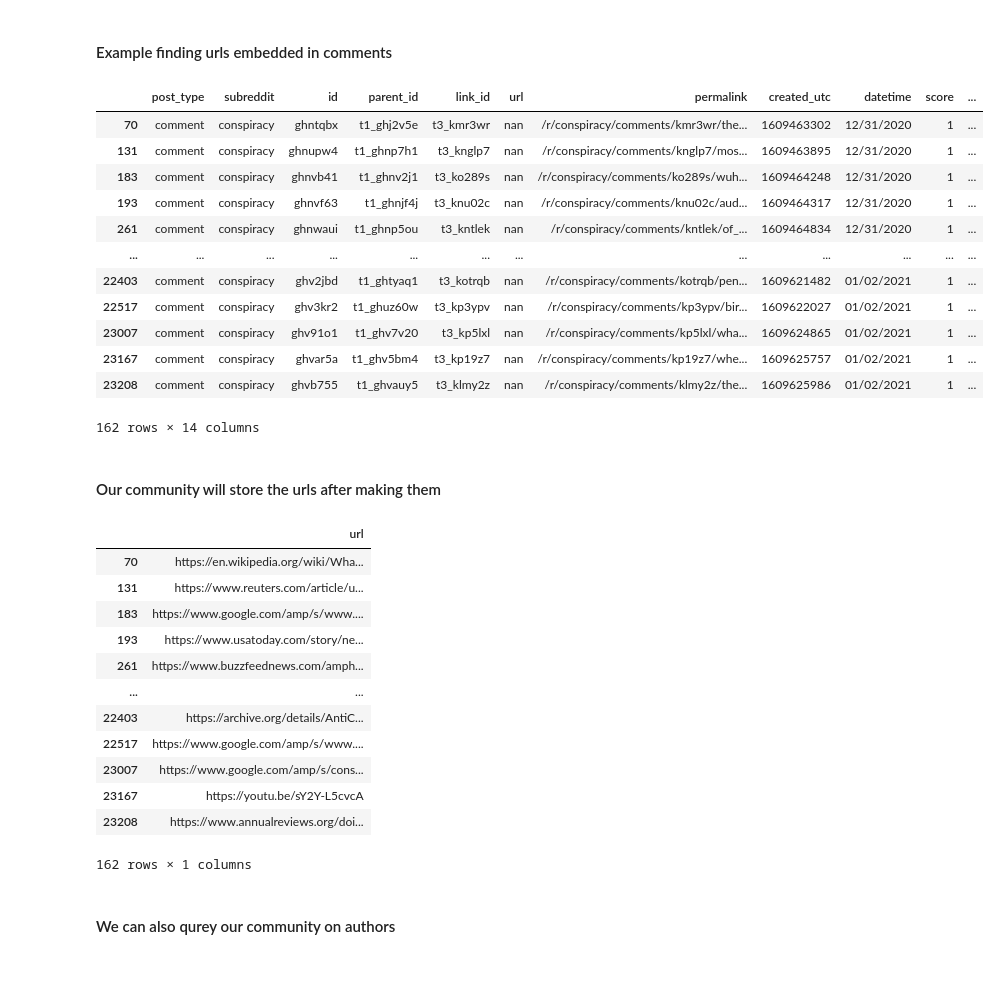
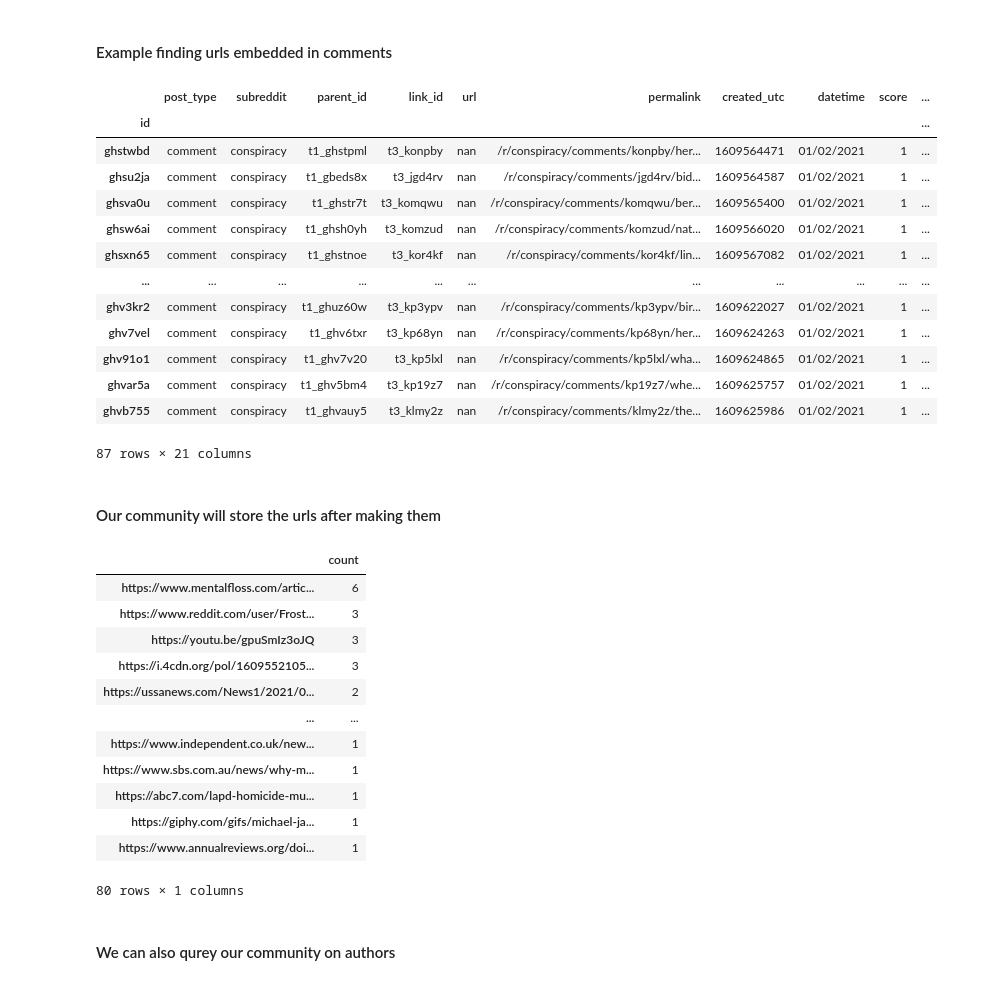
Before and after one commit to casonk/pushshift_python, a Jupyter notebook: documentation.ipynb, the cells around one changed output. Cells and saved outputs as stored; diff of their text form; code cells hidden in the pictures.

```diff
--- a/documentation.ipynb
+++ b/documentation.ipynb
@@ -29,7 +29,7 @@ antivax_query.time_list
 conspiracy_query = push_py.pushshift_web_query(
     query_type="subreddit",
     query="conspiracy",
-    time_range={"before": "1609631999", "after": "1609462861"},
+    time_range={"before": "1609631999", "after": "1609562861"},
 )
 # %% [markdown]
 #### PushShift Web Query using datetime
@@ -73,39 +75,40 @@ antivax = push_py.community(name="antivax", dataframe=antivax_query.df)
 #### Example finding urls embedded in comments
 # %%
 conspiracy.make_urls(column="body", post_type="comment")
-conspiracy.url_df
+conspiracy.text_url_df
 # %% [output]
-|  | post_type | subreddit | id | parent_id | link_id | url | permalink | created_utc | datetime | score | ... |
-| 70 | comment | conspiracy | ghntqbx | t1_ghj2v5e | t3_kmr3wr | nan | /r/conspiracy/comments/kmr3wr/the... | 1609463302 | 12/31/2020 | 1 | ... |
-| 131 | comment | conspiracy | ghnupw4 | t1_ghnp7h1 | t3_knglp7 | nan | /r/conspiracy/comments/knglp7/mos... | 1609463895 | 12/31/2020 | 1 | ... |
-| 183 | comment | conspiracy | ghnvb41 | t1_ghnv2j1 | t3_ko289s | nan | /r/conspiracy/comments/ko289s/wuh... | 1609464248 | 12/31/2020 | 1 | ... |
-| 193 | comment | conspiracy | ghnvf63 | t1_ghnjf4j | t3_knu02c | nan | /r/conspiracy/comments/knu02c/aud... | 1609464317 | 12/31/2020 | 1 | ... |
-| 261 | comment | conspiracy | ghnwaui | t1_ghnp5ou | t3_kntlek | nan | /r/conspiracy/comments/kntlek/of_... | 1609464834 | 12/31/2020 | 1 | ... |
-| ... | ... | ... | ... | ... | ... | ... | ... | ... | ... | ... | ... |
-| 22403 | comment | conspiracy | ghv2jbd | t1_ghtyaq1 | t3_kotrqb | nan | /r/conspiracy/comments/kotrqb/pen... | 1609621482 | 01/02/2021 | 1 | ... |
-| 22517 | comment | conspiracy | ghv3kr2 | t1_ghuz60w | t3_kp3ypv | nan | /r/conspiracy/comments/kp3ypv/bir... | 1609622027 | 01/02/2021 | 1 | ... |
-| 23007 | comment | conspiracy | ghv91o1 | t1_ghv7v20 | t3_kp5lxl | nan | /r/conspiracy/comments/kp5lxl/wha... | 1609624865 | 01/02/2021 | 1 | ... |
-| 23167 | comment | conspiracy | ghvar5a | t1_ghv5bm4 | t3_kp19z7 | nan | /r/conspiracy/comments/kp19z7/whe... | 1609625757 | 01/02/2021 | 1 | ... |
-| 23208 | comment | conspiracy | ghvb755 | t1_ghvauy5 | t3_klmy2z | nan | /r/conspiracy/comments/klmy2z/the... | 1609625986 | 01/02/2021 | 1 | ... |
+|  | post_type | subreddit | parent_id | link_id | url | permalink | created_utc | datetime | score | ... |
+| id |  |  |  |  |  |  |  |  |  | ... |
+| ghstwbd | comment | conspiracy | t1_ghstpml | t3_konpby | nan | /r/conspiracy/comments/konpby/her... | 1609564471 | 01/02/2021 | 1 | ... |
+| ghsu2ja | comment | conspiracy | t1_gbeds8x | t3_jgd4rv | nan | /r/conspiracy/comments/jgd4rv/bid... | 1609564587 | 01/02/2021 | 1 | ... |
+| ghsva0u | comment | conspiracy | t1_ghstr7t | t3_komqwu | nan | /r/conspiracy/comments/komqwu/ber... | 1609565400 | 01/02/2021 | 1 | ... |
+| ghsw6ai | comment | conspiracy | t1_ghsh0yh | t3_komzud | nan | /r/conspiracy/comments/komzud/nat... | 1609566020 | 01/02/2021 | 1 | ... |
+| ghsxn65 | comment | conspiracy | t1_ghstnoe | t3_kor4kf | nan | /r/conspiracy/comments/kor4kf/lin... | 1609567082 | 01/02/2021 | 1 | ... |
+| ... | ... | ... | ... | ... | ... | ... | ... | ... | ... | ... |
+| ghv3kr2 | comment | conspiracy | t1_ghuz60w | t3_kp3ypv | nan | /r/conspiracy/comments/kp3ypv/bir... | 1609622027 | 01/02/2021 | 1 | ... |
+| ghv7vel | comment | conspiracy | t1_ghv6txr | t3_kp68yn | nan | /r/conspiracy/comments/kp68yn/her... | 1609624263 | 01/02/2021 | 1 | ... |
+| ghv91o1 | comment | conspiracy | t1_ghv7v20 | t3_kp5lxl | nan | /r/conspiracy/comments/kp5lxl/wha... | 1609624865 | 01/02/2021 | 1 | ... |
+| ghvar5a | comment | conspiracy | t1_ghv5bm4 | t3_kp19z7 | nan | /r/conspiracy/comments/kp19z7/whe... | 1609625757 | 01/02/2021 | 1 | ... |
+| ghvb755 | comment | conspiracy | t1_ghvauy5 | t3_klmy2z | nan | /r/conspiracy/comments/klmy2z/the... | 1609625986 | 01/02/2021 | 1 | ... |
-162 rows × 14 columns
+87 rows × 21 columns
 # %% [markdown]
 #### Our community will store the urls after making them
 # %%
-conspiracy.urls
+conspiracy.text_urls
 # %% [output]
-|  | url |
-| 70 | https://en.wikipedia.org/wiki/Wha... |
-| 131 | https://www.reuters.com/article/u... |
-| 183 | https://www.google.com/amp/s/www.... |
-| 193 | https://www.usatoday.com/story/ne... |
-| 261 | https://www.buzzfeednews.com/amph... |
+|  | count |
+| https://www.mentalfloss.com/artic... | 6 |
+| https://www.reddit.com/user/Frost... | 3 |
+| https://youtu.be/gpuSmIz3oJQ | 3 |
+| https://i.4cdn.org/pol/1609552105... | 3 |
+| https://ussanews.com/News1/2021/0... | 2 |
 | ... | ... |
-| 22403 | https://archive.org/details/AntiC... |
-| 22517 | https://www.google.com/amp/s/www.... |
-| 23007 | https://www.google.com/amp/s/cons... |
-| 23167 | https://youtu.be/sY2Y-L5cvcA |
-| 23208 | https://www.annualreviews.org/doi... |
+| https://www.independent.co.uk/new... | 1 |
+| https://www.sbs.com.au/news/why-m... | 1 |
+| https://abc7.com/lapd-homicide-mu... | 1 |
+| https://giphy.com/gifs/michael-ja... | 1 |
+| https://www.annualreviews.org/doi... | 1 |
-162 rows × 1 columns
+80 rows × 1 columns
 # %% [markdown]
 #### We can also qurey our community on authors
 # %%
```
Also changed, not shown: parts of 10 cells of this notebook, 1 other file.
